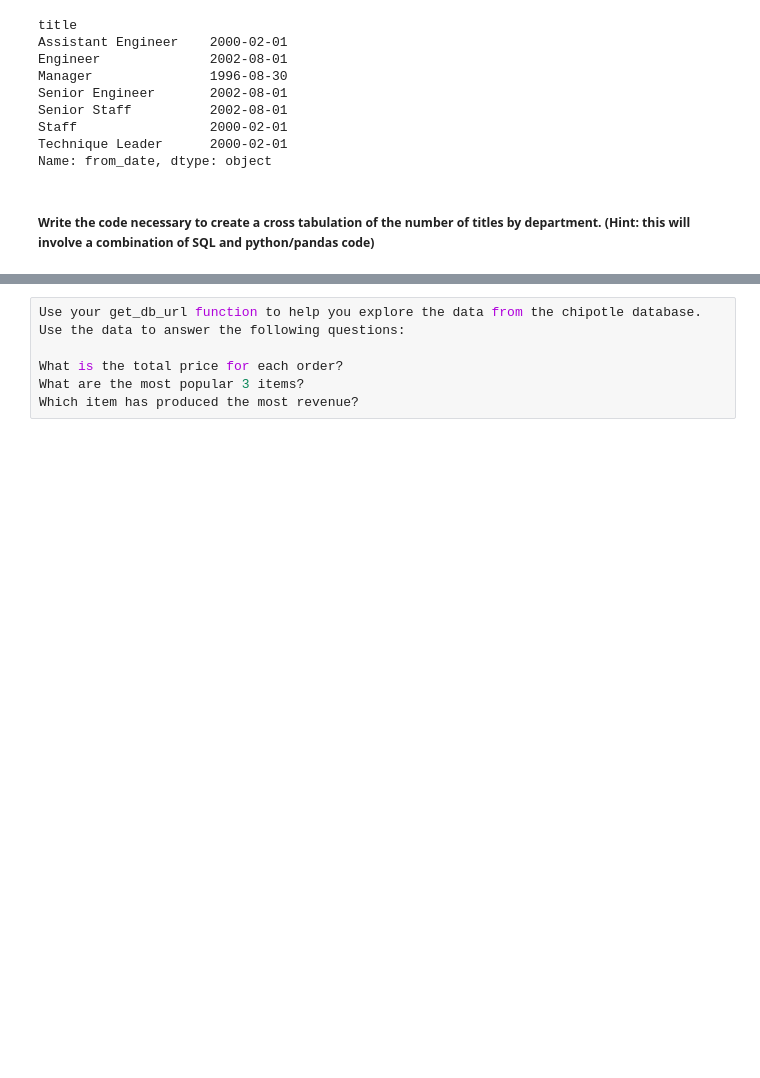
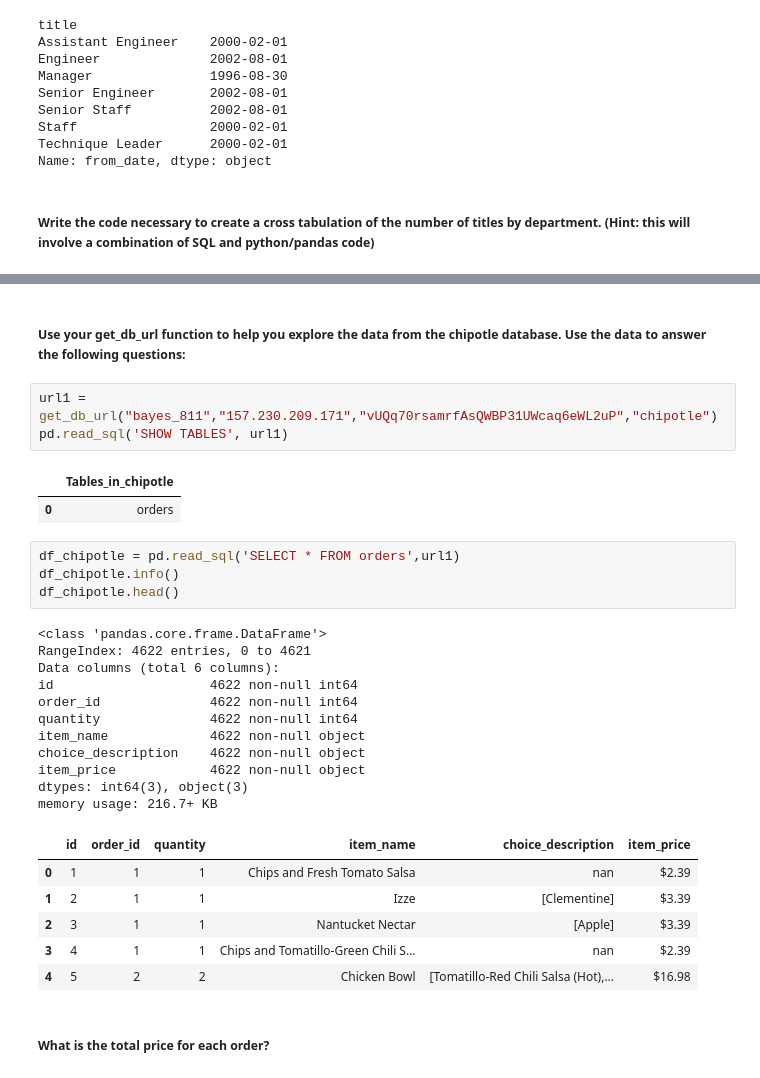
Before and after one commit to misty-garcia/python-exercises, a Jupyter notebook: panda_exercises.ipynb, the cells around one changed output, grey strips where cells are left out. Saved outputs shown, nothing was run; the diff lists cells and outputs as text; blank space fills up the shorter version.

```diff
--- a/panda_exercises.ipynb
+++ b/panda_exercises.ipynb
@@ -371,6 +359,32 @@ memory usage: 29.3+ MB
-# %%
-Use your get_db_url function to help you explore the data from the chipotle database. Use the data to answer the following questions:
-
-What is the total price for each order?
-What are the most popular 3 items?
-Which item has produced the most revenue?
+# %% [markdown]
+##### Use your get_db_url function to help you explore the data from the chipotle database. Use the data to answer the following questions:
+# %%
+url1 = get_db_url("bayes_811","157.230.209.171","vUQq70rsamrfAsQWBP31UWcaq6eWL2uP","chipotle")
+pd.read_sql('SHOW TABLES', url1)
+# %% [output]
+|  | Tables_in_chipotle |
+| 0 | orders |
+# %%
+df_chipotle = pd.read_sql('SELECT * FROM orders',url1)
+df_chipotle.info()
+df_chipotle.head()
+# %% [output]
+<class 'pandas.core.frame.DataFrame'>
+RangeIndex: 4622 entries, 0 to 4621
+Data columns (total 6 columns):
+id                    4622 non-null int64
+order_id              4622 non-null int64
+quantity              4622 non-null int64
+item_name             4622 non-null object
+choice_description    4622 non-null object
+item_price            4622 non-null object
+dtypes: int64(3), object(3)
+memory usage: 216.7+ KB
+|  | id | order_id | quantity | item_name | choice_description | item_price |
+| 0 | 1 | 1 | 1 | Chips and Fresh Tomato Salsa | nan | $2.39 |
+| 1 | 2 | 1 | 1 | Izze | [Clementine] | $3.39 |
+| 2 | 3 | 1 | 1 | Nantucket Nectar | [Apple] | $3.39 |
+| 3 | 4 | 1 | 1 | Chips and Tomatillo-Green Chili S... | nan | $2.39 |
+| 4 | 5 | 2 | 2 | Chicken Bowl | [Tomatillo-Red Chili Salsa (Hot),... | $16.98 |
+# %% [markdown]
+##### What is the total price for each order?
```
Also changed, not shown: parts of 8 cells of this notebook.
